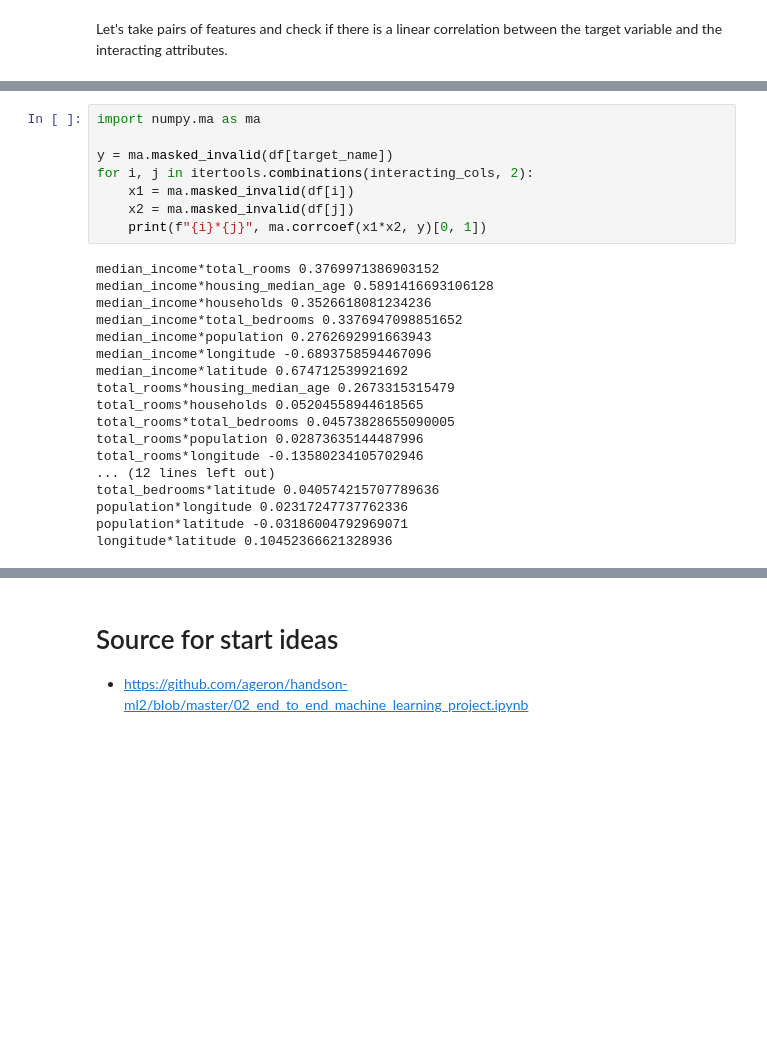
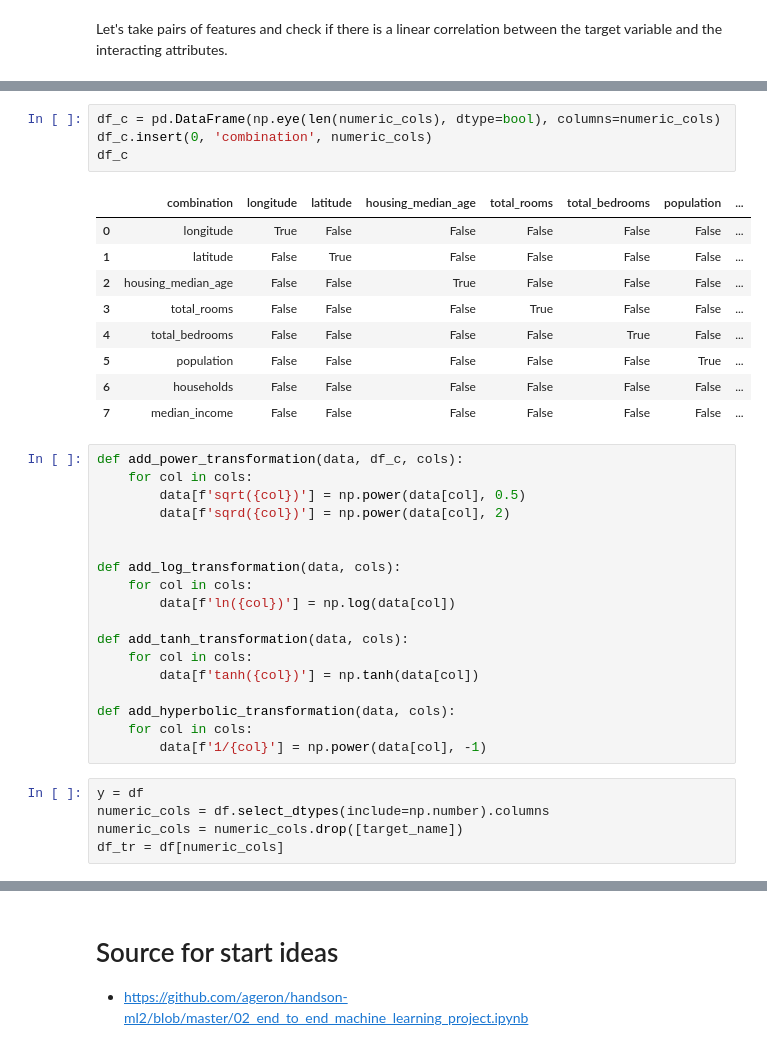
Before and after one commit to matyushkin/competitions, a Jupyter notebook: pipelines/regression/regression.ipynb, the cells around one changed output, grey strips where cells are left out. Cells and saved outputs as stored; diff of their text form; blank space fills up the shorter version.

```diff
--- a/pipelines/regression/regression.ipynb
+++ b/pipelines/regression/regression.ipynb
@@ -206,26 +190,37 @@ interacting_cols
-# %%
-import numpy.ma as ma
-
-y = ma.masked_invalid(df[target_name])
-for i, j in itertools.combinations(interacting_cols, 2):
-    x1 = ma.masked_invalid(df[i])
-    x2 = ma.masked_invalid(df[j])
-    print(f"{i}*{j}", ma.corrcoef(x1*x2, y)[0, 1])
-# %% [output]
-median_income*total_rooms 0.3769971386903152
-median_income*housing_median_age 0.5891416693106128
-median_income*households 0.3526618081234236
-median_income*total_bedrooms 0.3376947098851652
-median_income*population 0.2762692991663943
-median_income*longitude -0.6893758594467096
-median_income*latitude 0.674712539921692
-total_rooms*housing_median_age 0.2673315315479
-total_rooms*households 0.05204558944618565
-total_rooms*total_bedrooms 0.04573828655090005
-total_rooms*population 0.02873635144487996
-total_rooms*longitude -0.13580234105702946
-... (12 lines left out)
-total_bedrooms*latitude 0.040574215707789636
-population*longitude 0.02317247737762336
-population*latitude -0.03186004792969071
-longitude*latitude 0.10452366621328936
+# %%
+df_c = pd.DataFrame(np.eye(len(numeric_cols), dtype=bool), columns=numeric_cols)
+df_c.insert(0, 'combination', numeric_cols)
+df_c
+# %% [output]
+|  | combination | longitude | latitude | housing_median_age | total_rooms | total_bedrooms | population | ... |
+| 0 | longitude | True | False | False | False | False | False | ... |
+| 1 | latitude | False | True | False | False | False | False | ... |
+| 2 | housing_median_age | False | False | True | False | False | False | ... |
+| 3 | total_rooms | False | False | False | True | False | False | ... |
+| 4 | total_bedrooms | False | False | False | False | True | False | ... |
+| 5 | population | False | False | False | False | False | True | ... |
+| 6 | households | False | False | False | False | False | False | ... |
+| 7 | median_income | False | False | False | False | False | False | ... |
+# %%
+def add_power_transformation(data, df_c, cols):
+    for col in cols:
+        data[f'sqrt({col})'] = np.power(data[col], 0.5)
+        data[f'sqrd({col})'] = np.power(data[col], 2)
+
+
+def add_log_transformation(data, cols):
+    for col in cols:
+        data[f'ln({col})'] = np.log(data[col])
+
+def add_tanh_transformation(data, cols):
+    for col in cols:
+        data[f'tanh({col})'] = np.tanh(data[col])
+
+def add_hyperbolic_transformation(data, cols):
+    for col in cols:
+        data[f'1/{col}'] = np.power(data[col], -1)
+# %%
+y = df
+numeric_cols = df.select_dtypes(include=np.number).columns
+numeric_cols = numeric_cols.drop([target_name])
+df_tr = df[numeric_cols]
```
Also changed, not shown: parts of 10 cells of this notebook.
